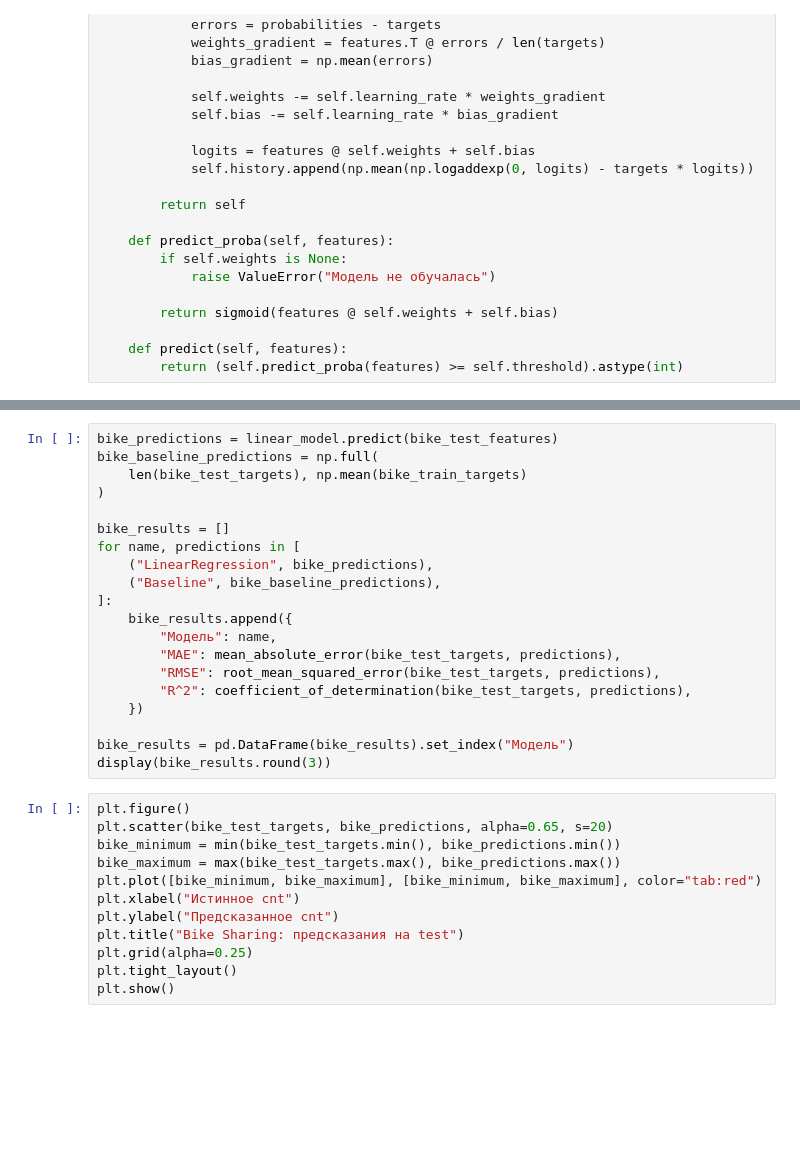
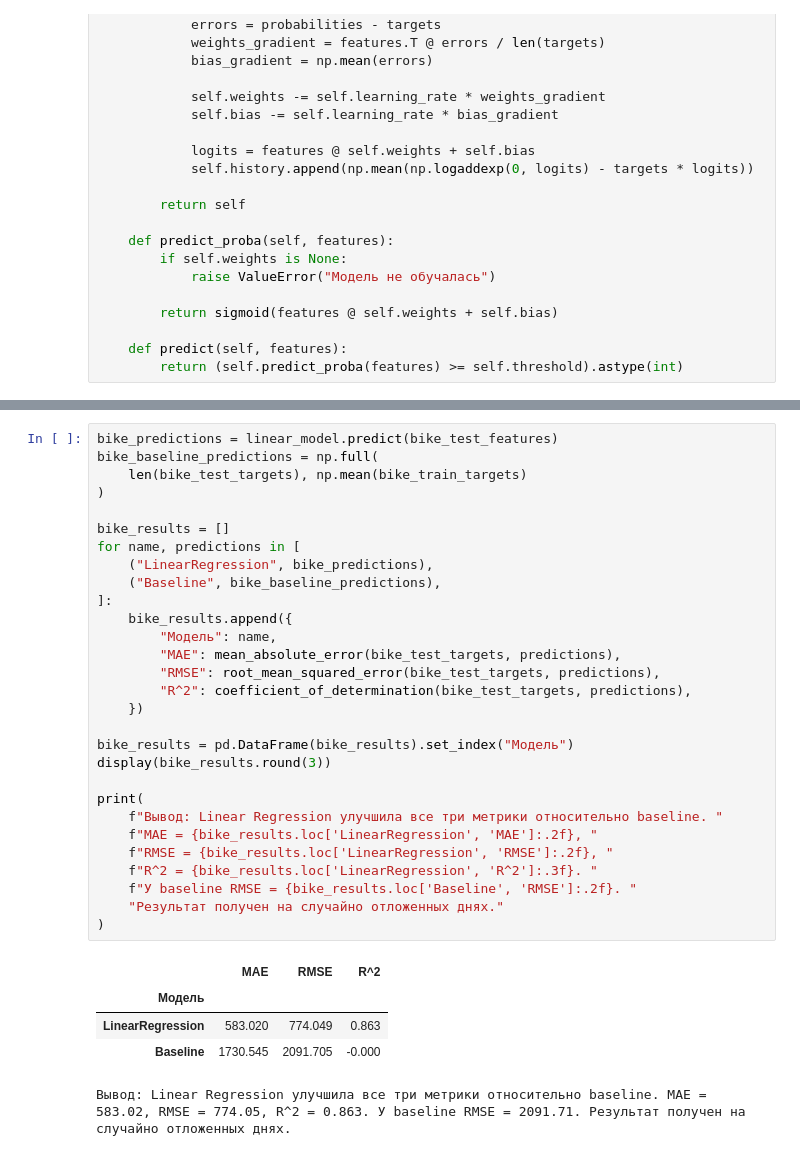
Before and after one commit to vodobryshkin/sai-labs, a Jupyter notebook: lab1.ipynb, the cells around one changed output, grey strips where cells are left out. Cells and saved outputs as stored; diff of their text form; blank space fills up the shorter version.

```diff
--- a/lab1.ipynb
+++ b/lab1.ipynb
@@ -261,34 +300,37 @@ plt.show()
 # %%
 bike_predictions = linear_model.predict(bike_test_features)
 bike_baseline_predictions = np.full(
     len(bike_test_targets), np.mean(bike_train_targets)
 )
 
 bike_results = []
 for name, predictions in [
     ("LinearRegression", bike_predictions),
     ("Baseline", bike_baseline_predictions),
 ]:
     bike_results.append({
         "Модель": name,
         "MAE": mean_absolute_error(bike_test_targets, predictions),
         "RMSE": root_mean_squared_error(bike_test_targets, predictions),
         "R^2": coefficient_of_determination(bike_test_targets, predictions),
     })
 
 bike_results = pd.DataFrame(bike_results).set_index("Модель")
 display(bike_results.round(3))
+
+print(
+    f"Вывод: Linear Regression улучшила все три метрики относительно baseline. "
+    f"MAE = {bike_results.loc['LinearRegression', 'MAE']:.2f}, "
+    f"RMSE = {bike_results.loc['LinearRegression', 'RMSE']:.2f}, "
+    f"R^2 = {bike_results.loc['LinearRegression', 'R^2']:.3f}. "
+    f"У baseline RMSE = {bike_results.loc['Baseline', 'RMSE']:.2f}. "
+    "Результат получен на случайно отложенных днях."
+)
+# %% [output]
+|  | MAE | RMSE | R^2 |
+| Модель |  |  |  |
+| LinearRegression | 583.020 | 774.049 | 0.863 |
+| Baseline | 1730.545 | 2091.705 | -0.000 |
+Вывод: Linear Regression улучшила все три метрики относительно baseline. MAE = 583.02, RMSE = 774.05, R^2 = 0.863. У baseline RMSE = 2091.71. Результат получен на случайно отложенных днях.
-# %%
-plt.figure()
-plt.scatter(bike_test_targets, bike_predictions, alpha=0.65, s=20)
-bike_minimum = min(bike_test_targets.min(), bike_predictions.min())
-bike_maximum = max(bike_test_targets.max(), bike_predictions.max())
-plt.plot([bike_minimum, bike_maximum], [bike_minimum, bike_maximum], color="tab:red")
-plt.xlabel("Истинное cnt")
-plt.ylabel("Предсказанное cnt")
-plt.title("Bike Sharing: предсказания на test")
-plt.grid(alpha=0.25)
-plt.tight_layout()
-plt.show()
 # %% [markdown]
 ## B. Logistic Regression
```
Also changed, not shown: parts of 12 cells of this notebook.
